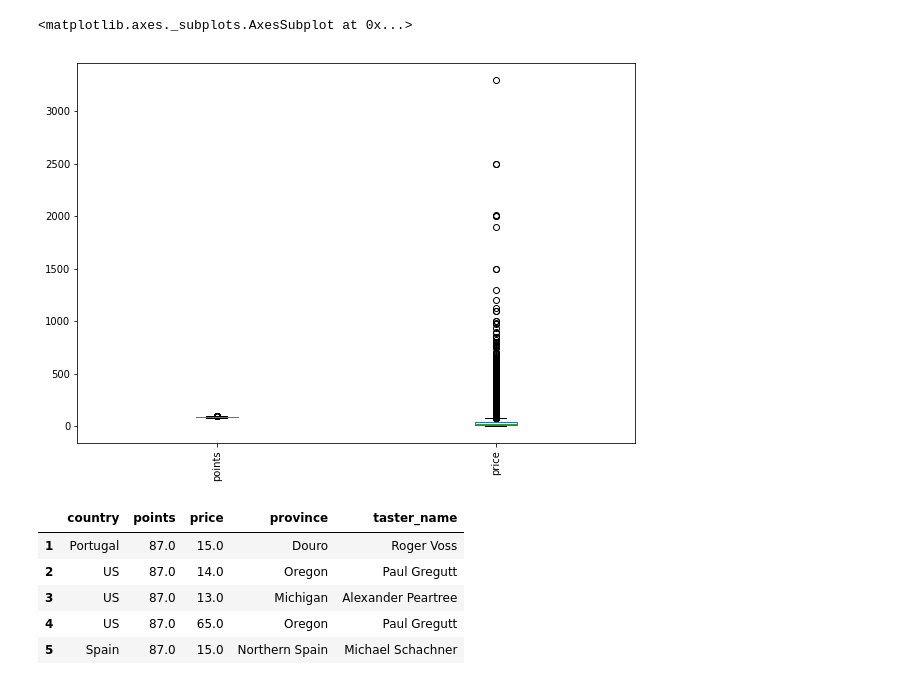
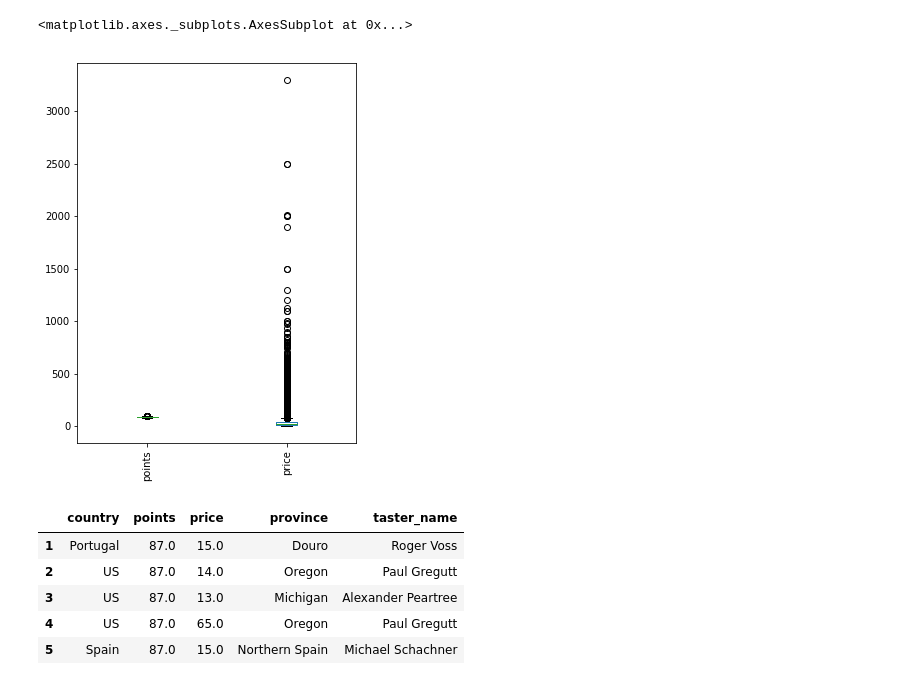
Before and after one commit to xueyuans/Wine-review-Project, a Jupyter notebook: Prediction.ipynb, the cells around one changed output. Drawn from its saved outputs; the diff is of its cells as text; code cells hidden in the pictures.

Commit message:
yiyang updated model & description text prediction model

```diff
--- a/Prediction.ipynb
+++ b/Prediction.ipynb
@@ -14,9 +14,17 @@ import numpy as np
 from sklearn.metrics import accuracy_score
 from sklearn.metrics import precision_score, recall_score
 from sklearn.metrics import f1_score
+from sklearn.feature_extraction.text import CountVectorizer, TfidfVectorizer
+from sklearn.model_selection import train_test_split
+from sklearn.metrics import confusion_matrix, classification_report
+import re
+from nltk.corpus import stopwords
+from nltk.stem.porter import PorterStemmer
+import nltk
 
-df = pd.read_csv('C:\AI\\wine-reviews\winemag-data-130k-v2.csv', na_values="?")
-df.head()
+from wordcloud import WordCloud, STOPWORDS
+init_df = pd.read_csv('/Users/yiyangzhang/CS@Northeastern University/CS7180_AI/Wine-review-Project-master/wine-reviews_data/winemag-data-130k-v2.csv', na_values="?")
+init_df.head()
 # %% [output]
 |  | Unnamed: 0 | country | description | designation | points | price | province | region_1 | region_2 | ... |
 | 0 | 0 | Italy | Aromas include tropical fruit, br... | Vulkà Bianco | 87 | NaN | Sicily & Sardinia | Etna | NaN | ... |
@@ -25,9 +33,9 @@ df.head()
 | 3 | 3 | US | Pineapple rind, lemon pith and or... | Reserve Late Harvest | 87 | 13.0 | Michigan | Lake Michigan Shore | NaN | ... |
 | 4 | 4 | US | Much like the regular bottling fr... | Vintner's Reserve Wild Child Block | 87 | 65.0 | Oregon | Willamette Valley | Willamette Valley | ... |
 # %%
-data.boxplot(rot=90, figsize=(10,7), grid=False)
+init_df.boxplot(['points', 'price'], rot=90, figsize=(5,7), grid=False)
 # %% [output]
 <matplotlib.axes._subplots.AxesSubplot at 0x...>
-[figure, old version]
+[figure, new version]
 # %%
 ## remove outliear
```
Also changed, not shown: parts of 45 cells of this notebook, 12 other files.
